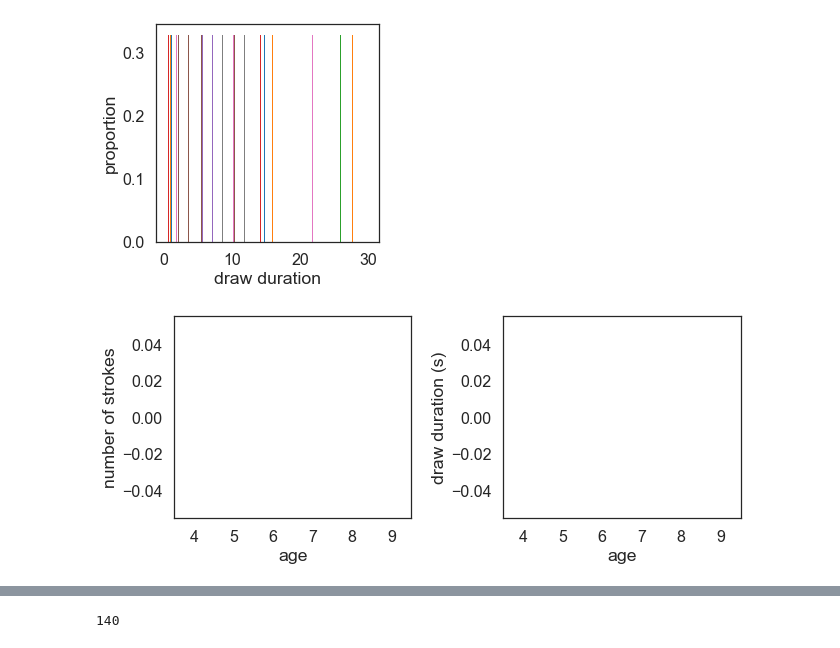
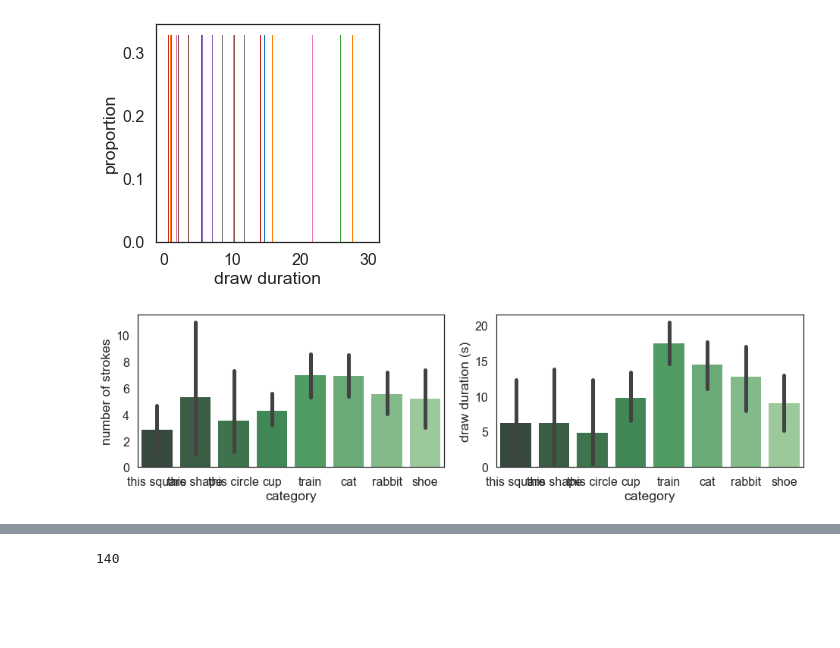
Before and after one commit to brialorelle/kiddraw, a Jupyter notebook: analysis/photodraw/preprocess_photodraw.ipynb, the cells around one changed output, grey strips where cells are left out. Cells and saved outputs as stored; diff of their text form; code cells hidden in the pictures; blank space fills up the shorter version.

```diff
--- a/analysis/photodraw/preprocess_photodraw.ipynb
+++ b/analysis/photodraw/preprocess_photodraw.ipynb
@@ -92,10 +92,14 @@ if really_run_this:
     draw_duration = []
     filename = []
     countErr = 0
+    condition=[]
+    subID=[]
+
     for s in valid_sessions:
         this_collection = coll
         image_recs = this_collection.find({'$and': [{'sessionId':s}, {'dataType':'finalImage'}]}).sort('time')
         for imrec in image_recs:
+            if imrec['subID']!="Sub01" and imrec['subID']!="Test01" and imrec['subID']!="Test02" and imrec['subID']!="Test04":
                 stroke_recs = this_collection.find({'$and': [
                                                   {'sessionId':s},
                                                   {'dataType':'stroke'},
@@ -106,11 +110,12 @@ if really_run_this:
                     trial_num.append(imrec['trialNum'])
                     category.append(imrec['category'])
 
-
                     try:
                         png.append(imrec['imgData'])
                         submit_time.append(imrec['time'])
                         submit_date.append(imrec['date'])
+                        condition.append(imrec['condition'])
+                        subID.append(imrec['subID'])
                         filename.append(os.path.join(sketch_dir,'{}_sketch_{}_{}_{}.png'.format(imrec['category'], imrec['subID'],imrec['sessionId'], imrec['condition'])))
                         num_strokes.append(stroke_recs.count())
                         _svg = [] # this keeps track of the strokes from THIS final image
@@ -167,6 +163,6 @@ imrec
  u'trialNum': 1}
 # %%
 if really_run_this:
-    X = pd.DataFrame([session_id,trial_num,category,age,submit_time,submit_date,num_strokes,svg,svg_times,png,draw_duration,filename])
+    X = pd.DataFrame([session_id,trial_num,condition,category,subID,submit_time,submit_date,num_strokes,svg,svg_times,png,draw_duration,filename])
     X = X.transpose()
-    X.columns = ['session_id','trial_num','category','age','submit_time','submit_date','num_strokes','svg','svg_times','png','draw_duration', 'filename']
+    X.columns = ['session_id','trial_num','condition','category','subID','submit_time','submit_date','num_strokes','svg','svg_times','png','draw_duration', 'filename']
@@ -230,24 +247,24 @@ plt.xlabel('draw duration')
 Text(0.5,0,u'draw duration')
 [figure]
 # %%
-plt.figure(figsize=(14,4))
+plt.figure(figsize=(20,4))
 
 plt.subplot(1,3,1)
 seq = np.arange(4,10)
-sns.barplot(data=X,x='age',y='num_strokes',order=seq,palette="Greens_d")
+sns.barplot(data=X,x='category',y='num_strokes',palette="Greens_d")
 plt.ylabel('number of strokes')
 
 plt.subplot(1,3,2)
 seq = np.arange(4,10)
 
-sns.barplot(data=X,x='age',y='draw_duration',order=seq, palette="Greens_d")
+sns.barplot(data=X,x='category',y='draw_duration', palette="Greens_d")
 plt.ylabel('draw duration (s)')
 
 # plt.subplot(1,3,3)
 # seq = np.arange(4,10)
 # sns.barplot(data=X,x='age',y='mean_intensity',order=seq,palette="Greens_d")
 # plt.ylabel('mean pixel intensity')
 
 plt.tight_layout()
 # %% [output]
-[figure, old version]
+[figure, new version]
```
Also changed, not shown: parts of 6 cells of this notebook.
